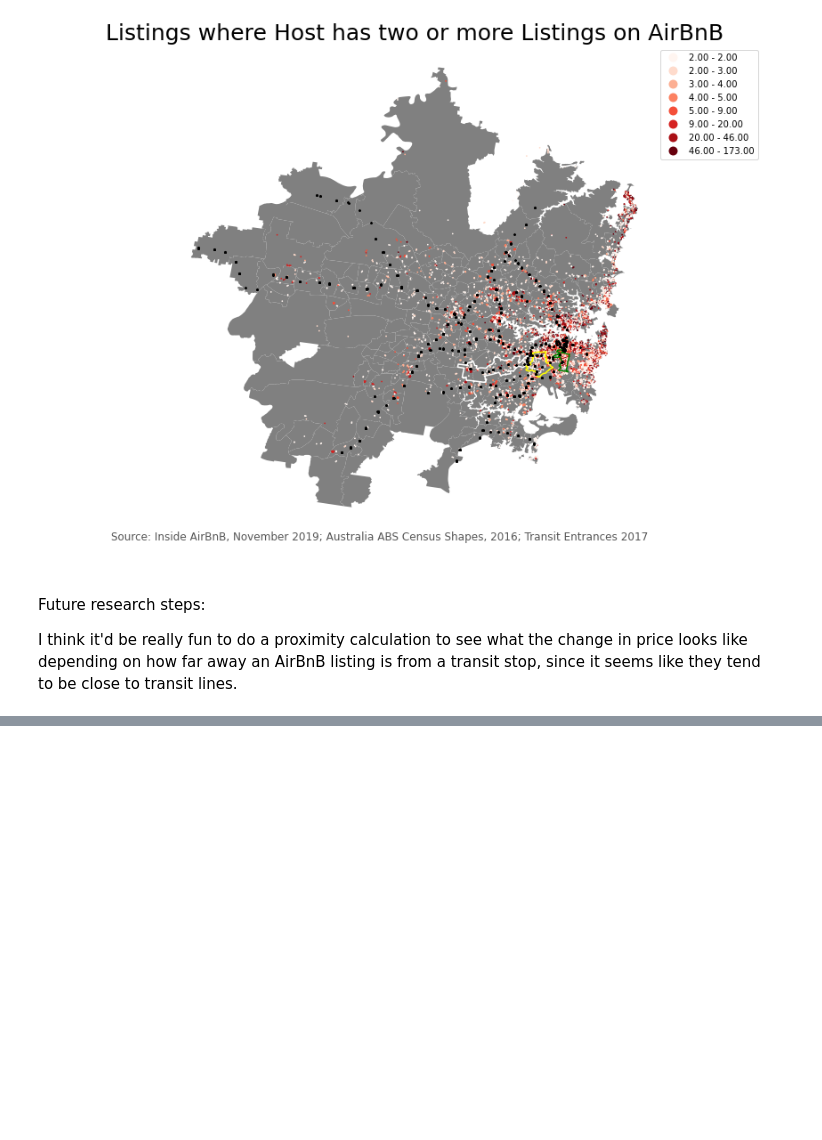
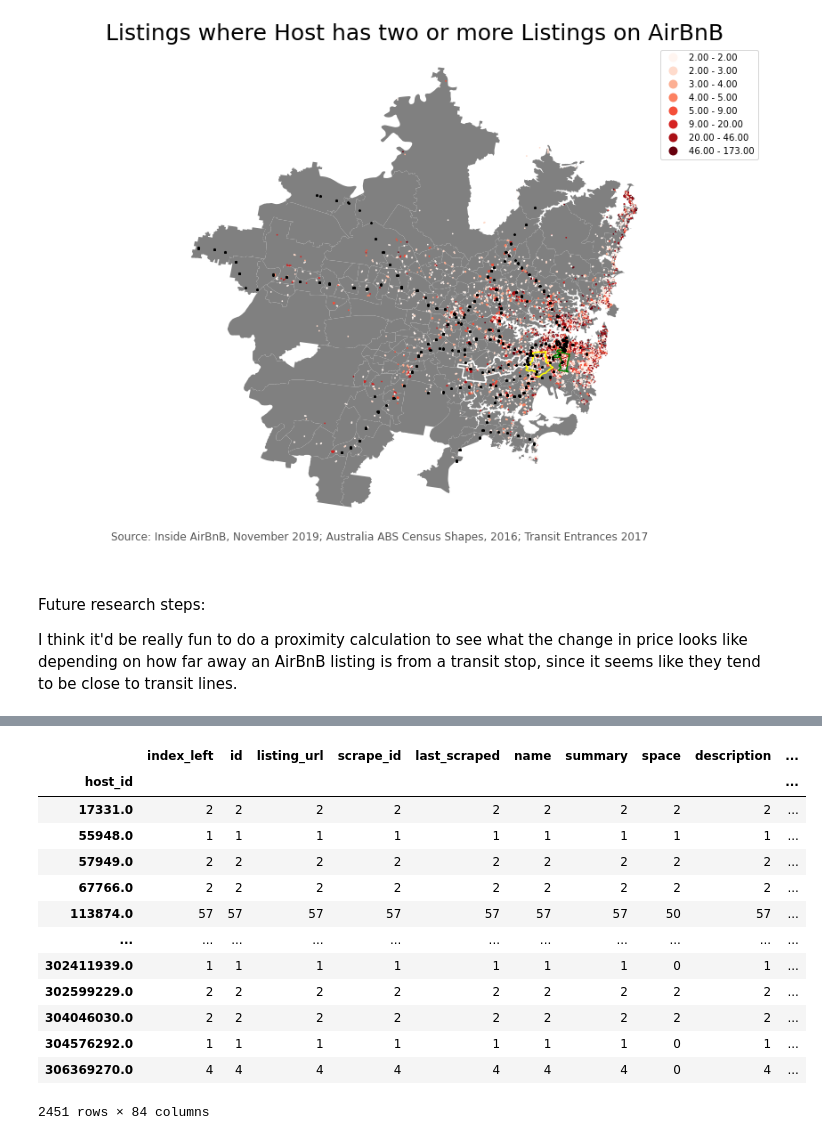
Before and after one commit to Emman-Lopez-Oso/CP255_Work, a Jupyter notebook: Final Submission/Final AirBnB Notebook.ipynb, the cells around one changed output, grey strips where cells are left out. Saved outputs shown, nothing was run; the diff lists cells and outputs as text; code cells hidden in the pictures; blank space fills up the shorter version.

```diff
--- a/Final Submission/Final AirBnB Notebook.ipynb
+++ b/Final Submission/Final AirBnB Notebook.ipynb
@@ -686,3 +688,10 @@ plt.show()
 Future research steps:
 
 I think it'd be really fun to do a proximity calculation to see what the change in price looks like depending on how far away an AirBnB listing is from a transit stop, since it seems like they tend to be close to transit lines.
+# %%
+list_density = gpd.sjoin(airbnb_gdf,sa2_shape16,how='right',op='within')
+# %%
+two_more_dist = list_density[list_density.calculated_host_listings_count>=2]
+two_more_dist = two_more_dist[two_more_dist.room_type =='Entire home/apt']
+two_more_dist = two_more_dist[(two_more_dist.property_type =='Apartment')|
+                             (two_more_dist.property_type =='House')]
@@ -688,0 +746,17 @@ I think it'd be really fun to do a proximity calculation to see what the change
+# %%
+two_more_dist.groupby('host_id').agg('count')
+# %% [output]
+|  | index_left | id | listing_url | scrape_id | last_scraped | name | summary | space | description | ... |
+| host_id |  |  |  |  |  |  |  |  |  | ... |
+| 17331.0 | 2 | 2 | 2 | 2 | 2 | 2 | 2 | 2 | 2 | ... |
+| 55948.0 | 1 | 1 | 1 | 1 | 1 | 1 | 1 | 1 | 1 | ... |
+| 57949.0 | 2 | 2 | 2 | 2 | 2 | 2 | 2 | 2 | 2 | ... |
+| 67766.0 | 2 | 2 | 2 | 2 | 2 | 2 | 2 | 2 | 2 | ... |
+| 113874.0 | 57 | 57 | 57 | 57 | 57 | 57 | 57 | 50 | 57 | ... |
+| ... | ... | ... | ... | ... | ... | ... | ... | ... | ... | ... |
+| 302411939.0 | 1 | 1 | 1 | 1 | 1 | 1 | 1 | 0 | 1 | ... |
+| 302599229.0 | 2 | 2 | 2 | 2 | 2 | 2 | 2 | 2 | 2 | ... |
+| 304046030.0 | 2 | 2 | 2 | 2 | 2 | 2 | 2 | 2 | 2 | ... |
+| 304576292.0 | 1 | 1 | 1 | 1 | 1 | 1 | 1 | 0 | 1 | ... |
+| 306369270.0 | 4 | 4 | 4 | 4 | 4 | 4 | 4 | 0 | 4 | ... |
+2451 rows × 84 columns
```
Also changed, not shown: parts of 5 cells of this notebook.
